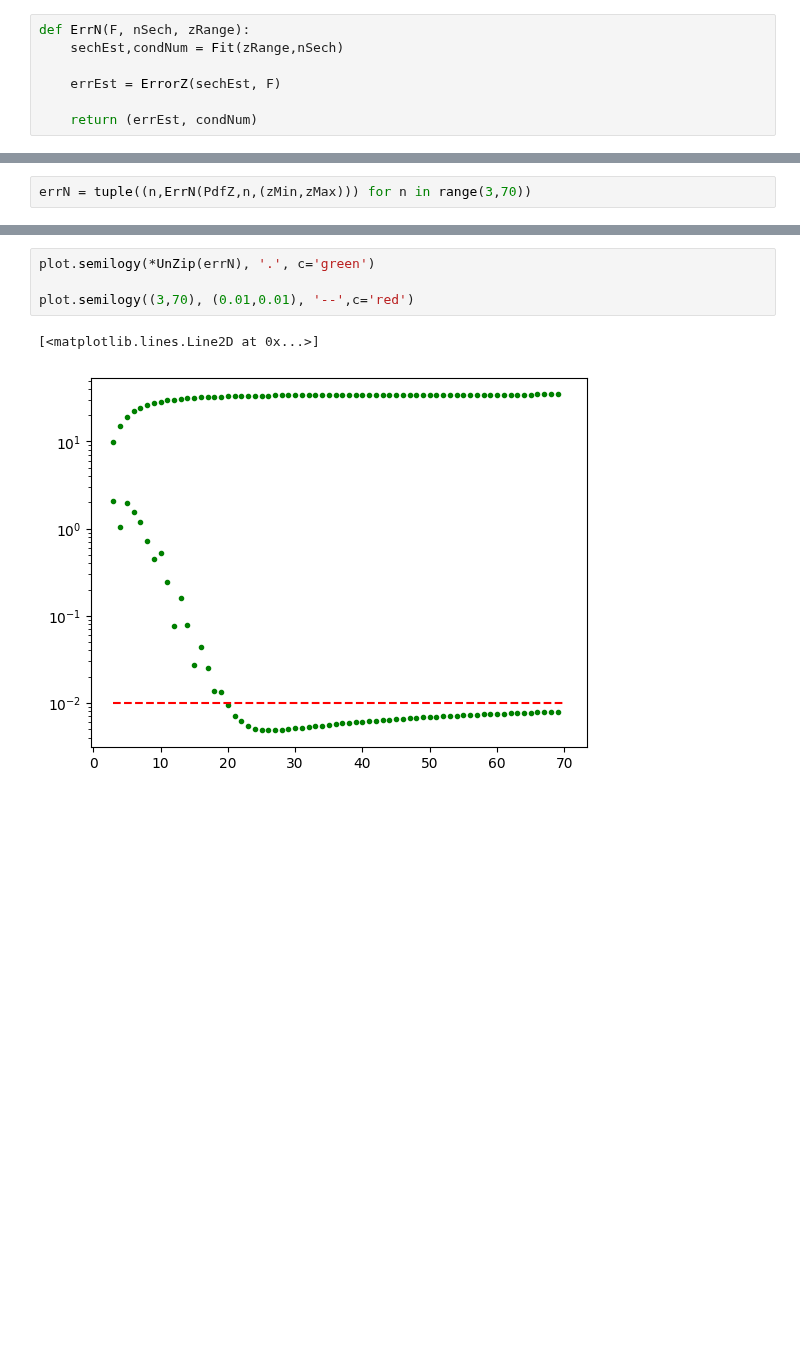
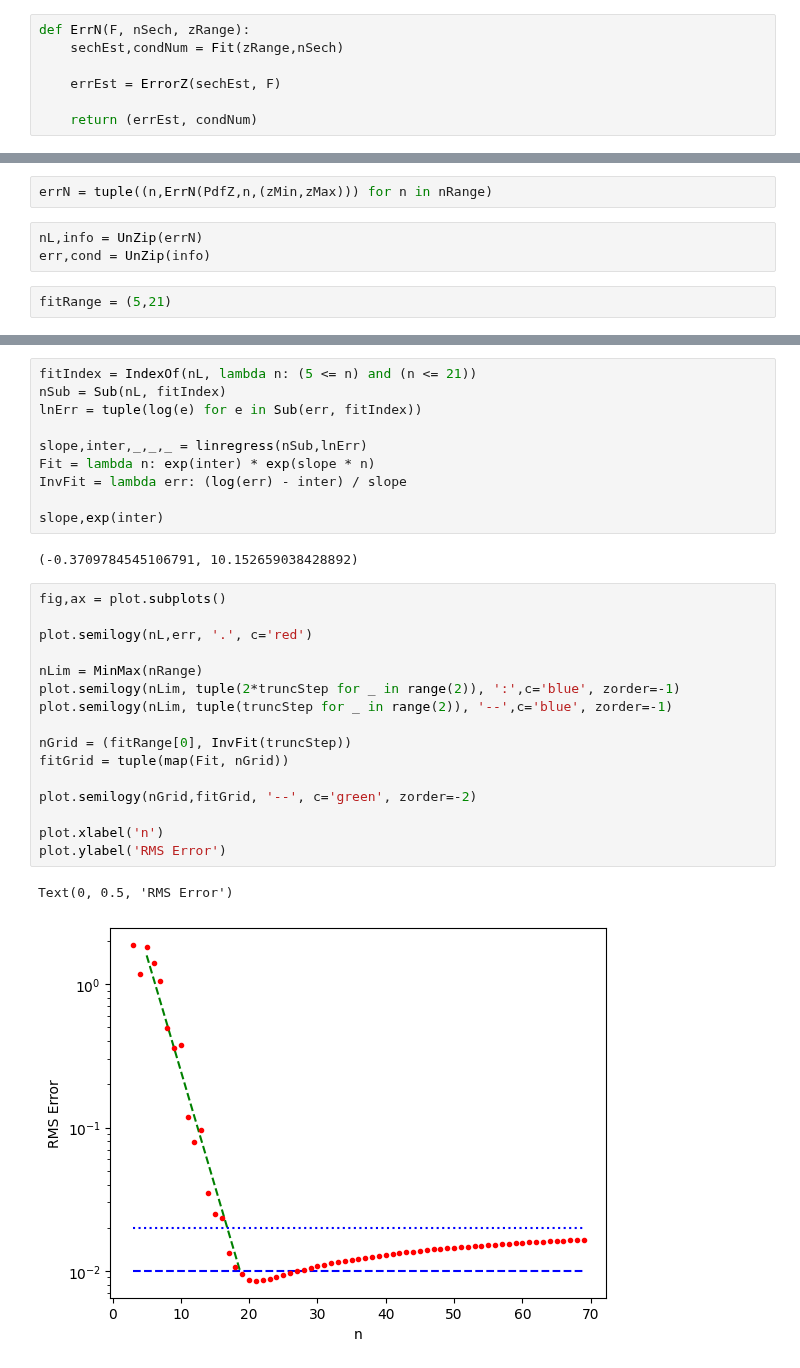
Before and after one commit to DesignToolInvestor/ManetSim, a Jupyter notebook: CdfFit/Note Books/sech.ipynb, the cells around one changed output, grey strips where cells are left out. Cells and saved outputs as stored; diff of their text form; blank space fills up the shorter version.

```diff
--- a/CdfFit/Note Books/sech.ipynb
+++ b/CdfFit/Note Books/sech.ipynb
@@ -195,2 +208,7 @@ ErrN(PdfZ, 70, (zMin,zMax))
 # %%
-errN = tuple((n,ErrN(PdfZ,n,(zMin,zMax))) for n in range(3,70))
+errN = tuple((n,ErrN(PdfZ,n,(zMin,zMax))) for n in nRange)
+# %%
+nL,info = UnZip(errN)
+err,cond = UnZip(info)
+# %%
+fitRange = (5,21)
@@ -197,7 +220,31 @@ errN = tuple((n,ErrN(PdfZ,n,(zMin,zMax))) for n in range(3,70))
+# %%
+fitIndex = IndexOf(nL, lambda n: (5 <= n) and (n <= 21))
+nSub = Sub(nL, fitIndex)
+lnErr = tuple(log(e) for e in Sub(err, fitIndex))
+
+slope,inter,_,_,_ = linregress(nSub,lnErr)
+Fit = lambda n: exp(inter) * exp(slope * n)
+InvFit = lambda err: (log(err) - inter) / slope
+
+slope,exp(inter)
+# %% [output]
+(-0.3709784545106791, 10.152659038428892)
 # %%
-plot.semilogy(*UnZip(errN), '.', c='green')
+fig,ax = plot.subplots()
 
-plot.semilogy((3,70), (0.01,0.01), '--',c='red')
+plot.semilogy(nL,err, '.', c='red')
+
+nLim = MinMax(nRange)
+plot.semilogy(nLim, tuple(2*truncStep for _ in range(2)), ':',c='blue', zorder=-1)
+plot.semilogy(nLim, tuple(truncStep for _ in range(2)), '--',c='blue', zorder=-1)
+
+nGrid = (fitRange[0], InvFit(truncStep))
+fitGrid = tuple(map(Fit, nGrid))
+
+plot.semilogy(nGrid,fitGrid, '--', c='green', zorder=-2)
+
+plot.xlabel('n')
+plot.ylabel('RMS Error')
 # %% [output]
-[<matplotlib.lines.Line2D at 0x...>]
+Text(0, 0.5, 'RMS Error')
-[figure, old version]
+[figure, new version]
```
Also changed, not shown: parts of 14 cells of this notebook, 1 other file.
